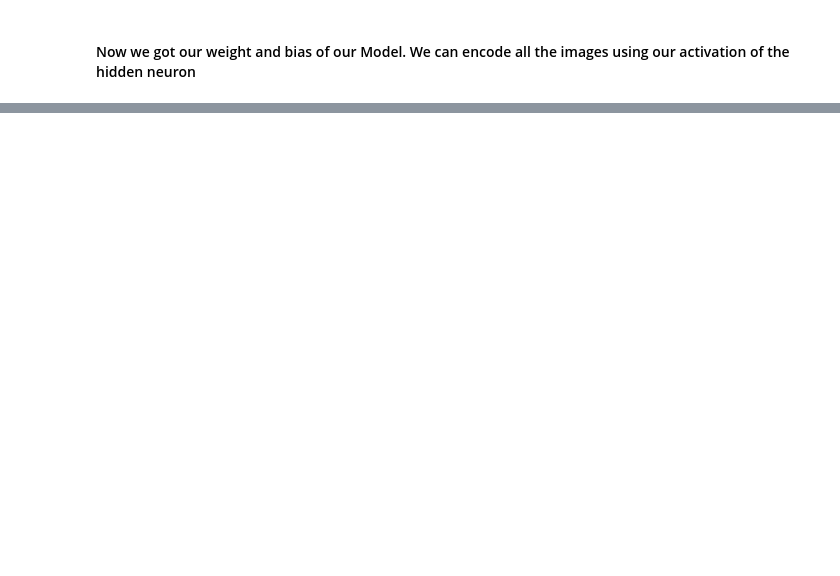
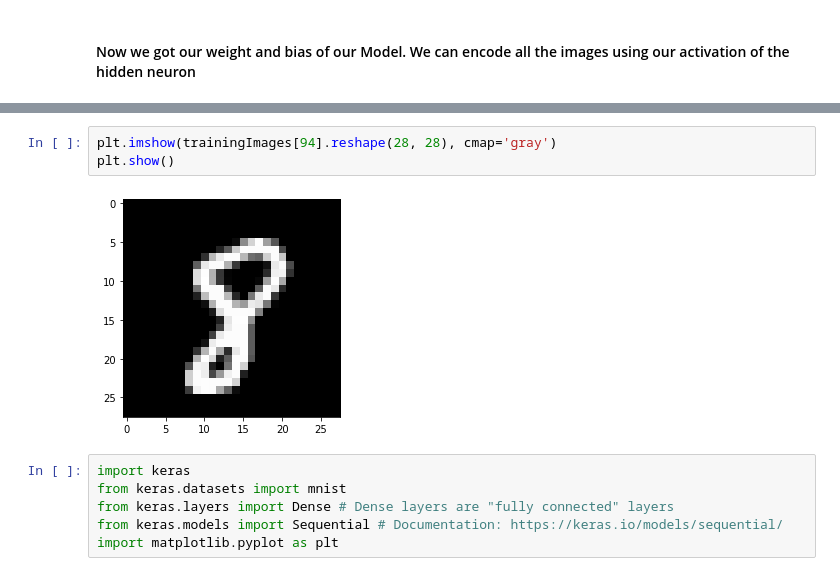
Before and after one commit to JoeKifle/ISPR-RBM-From-scratch-implementaion, a Jupyter notebook: telila.ipynb, the cells around one changed output, grey strips where cells are left out. Drawn from its saved outputs; the diff is of its cells as text; blank space fills up the shorter version.

```diff
--- a/telila.ipynb
+++ b/telila.ipynb
@@ -152,0 +219,11 @@ def recontructingImages(mnistRbm, images):
+# %%
+plt.imshow(trainingImages[94].reshape(28, 28), cmap='gray')
+plt.show()
+# %% [output]
+[figure, added]
+# %%
+import keras
+from keras.datasets import mnist
+from keras.layers import Dense # Dense layers are "fully connected" layers
+from keras.models import Sequential # Documentation: https://keras.io/models/sequential/
+import matplotlib.pyplot as plt
```
Also changed, not shown: parts of 27 cells of this notebook, 12 other files.
